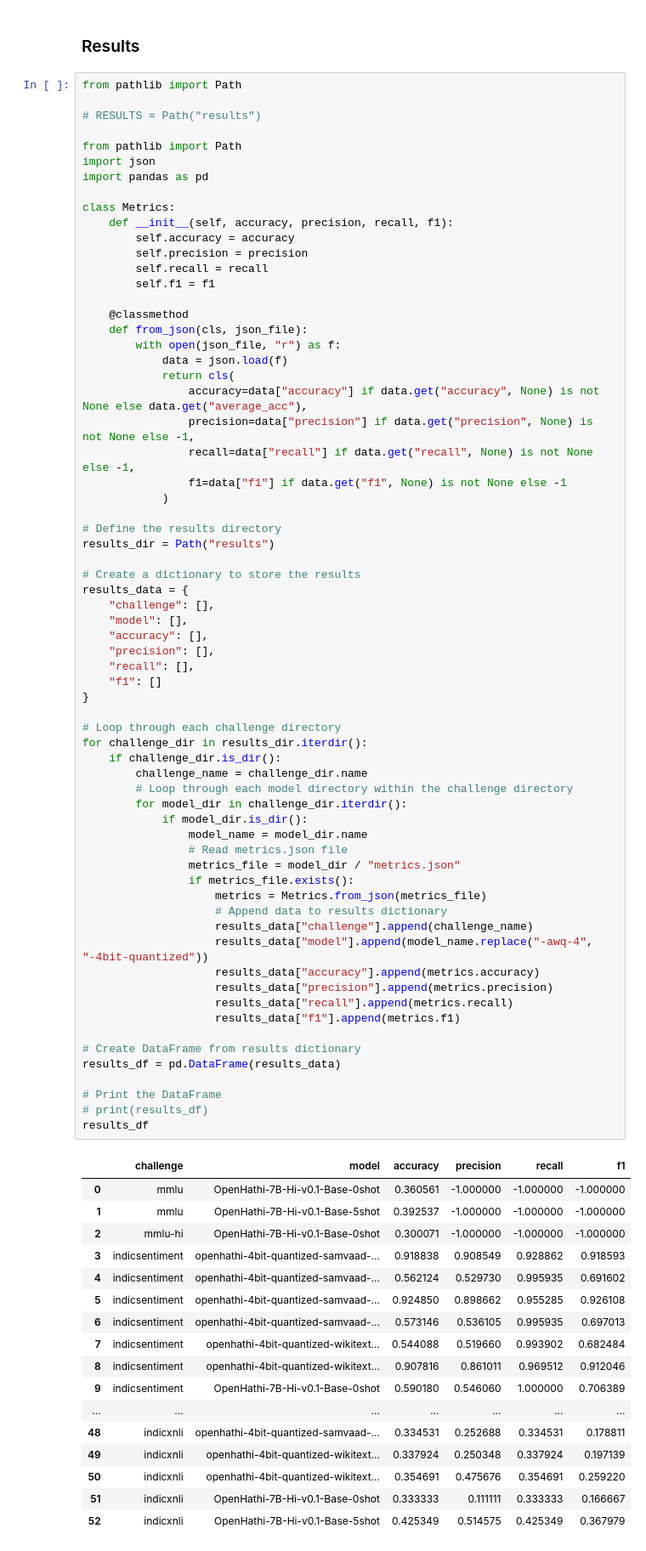
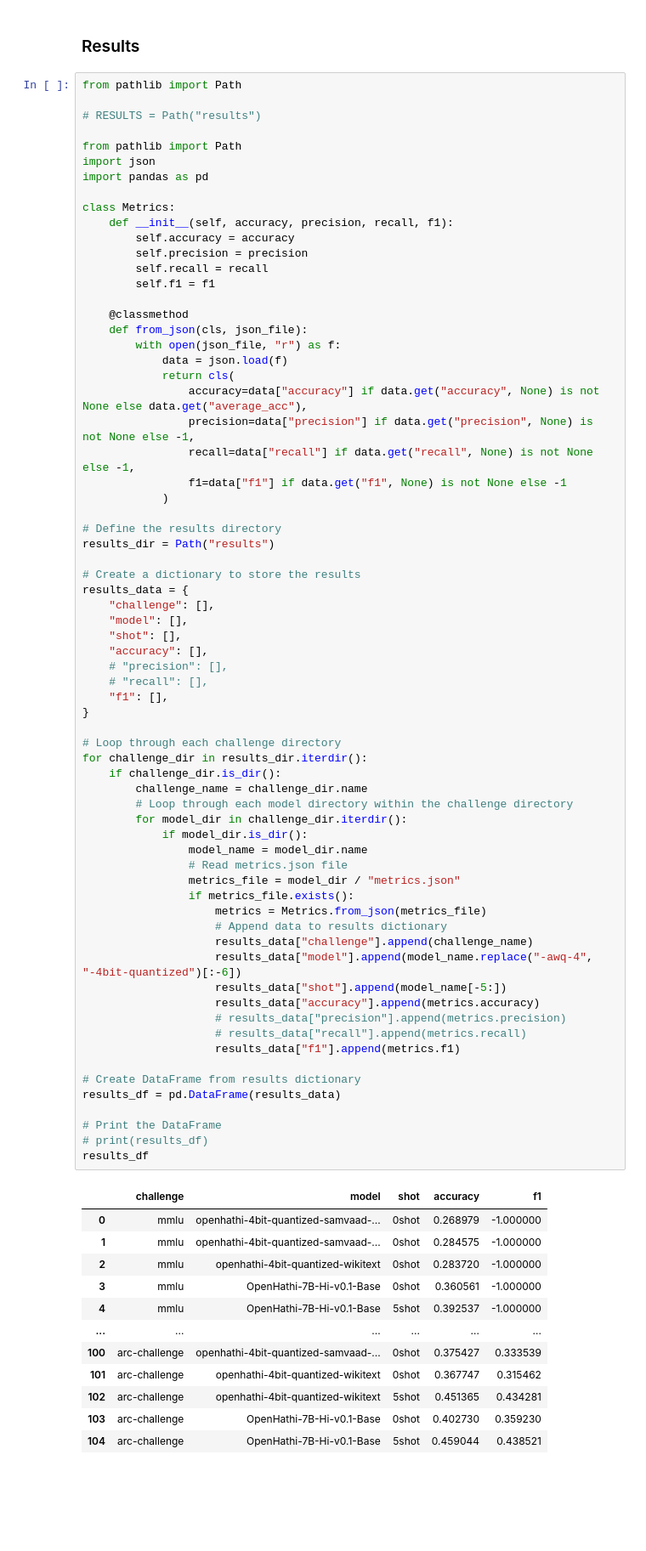
Before and after one commit to shwu-nyunai/prayog, a Jupyter notebook: experiments.ipynb, the cells around one changed output. Shown at 85% size. Cells and saved outputs as stored; diff of their text form; blank space fills up the shorter version.

```diff
--- a/experiments.ipynb
+++ b/experiments.ipynb
@@ -210,53 +210,50 @@ results_dir = Path("results")
 results_data = {
     "challenge": [],
     "model": [],
+    "shot": [],
     "accuracy": [],
-    "precision": [],
-    "recall": [],
-    "f1": []
+    # "precision": [],
+    # "recall": [],
+    "f1": [],
 }
 
 # Loop through each challenge directory
 for challenge_dir in results_dir.iterdir():
     if challenge_dir.is_dir():
         challenge_name = challenge_dir.name
         # Loop through each model directory within the challenge directory
         for model_dir in challenge_dir.iterdir():
             if model_dir.is_dir():
                 model_name = model_dir.name
                 # Read metrics.json file
                 metrics_file = model_dir / "metrics.json"
                 if metrics_file.exists():
                     metrics = Metrics.from_json(metrics_file)
                     # Append data to results dictionary
                     results_data["challenge"].append(challenge_name)
-                    results_data["model"].append(model_name.replace("-awq-4", "-4bit-quantized"))
+                    results_data["model"].append(model_name.replace("-awq-4", "-4bit-quantized")[:-6])
+                    results_data["shot"].append(model_name[-5:])
                     results_data["accuracy"].append(metrics.accuracy)
-                    results_data["precision"].append(metrics.precision)
-                    results_data["recall"].append(metrics.recall)
+                    # results_data["precision"].append(metrics.precision)
+                    # results_data["recall"].append(metrics.recall)
                     results_data["f1"].append(metrics.f1)
 
 # Create DataFrame from results dictionary
 results_df = pd.DataFrame(results_data)
 
 # Print the DataFrame
 # print(results_df)
 results_df
 # %% [output]
-|  | challenge | model | accuracy | precision | recall | f1 |
-| 0 | mmlu | OpenHathi-7B-Hi-v0.1-Base-0shot | 0.360561 | -1.000000 | -1.000000 | -1.000000 |
-| 1 | mmlu | OpenHathi-7B-Hi-v0.1-Base-5shot | 0.392537 | -1.000000 | -1.000000 | -1.000000 |
-| 2 | mmlu-hi | OpenHathi-7B-Hi-v0.1-Base-0shot | 0.300071 | -1.000000 | -1.000000 | -1.000000 |
-| 3 | indicsentiment | openhathi-4bit-quantized-samvaad-... | 0.918838 | 0.908549 | 0.928862 | 0.918593 |
-| 4 | indicsentiment | openhathi-4bit-quantized-samvaad-... | 0.562124 | 0.529730 | 0.995935 | 0.691602 |
-| 5 | indicsentiment | openhathi-4bit-quantized-samvaad-... | 0.924850 | 0.898662 | 0.955285 | 0.926108 |
-| 6 | indicsentiment | openhathi-4bit-quantized-samvaad-... | 0.573146 | 0.536105 | 0.995935 | 0.697013 |
-| 7 | indicsentiment | openhathi-4bit-quantized-wikitext... | 0.544088 | 0.519660 | 0.993902 | 0.682484 |
-| 8 | indicsentiment | openhathi-4bit-quantized-wikitext... | 0.907816 | 0.861011 | 0.969512 | 0.912046 |
-| 9 | indicsentiment | OpenHathi-7B-Hi-v0.1-Base-0shot | 0.590180 | 0.546060 | 1.000000 | 0.706389 |
-| ... | ... | ... | ... | ... | ... | ... |
-| 48 | indicxnli | openhathi-4bit-quantized-samvaad-... | 0.334531 | 0.252688 | 0.334531 | 0.178811 |
-| 49 | indicxnli | openhathi-4bit-quantized-wikitext... | 0.337924 | 0.250348 | 0.337924 | 0.197139 |
-| 50 | indicxnli | openhathi-4bit-quantized-wikitext... | 0.354691 | 0.475676 | 0.354691 | 0.259220 |
-| 51 | indicxnli | OpenHathi-7B-Hi-v0.1-Base-0shot | 0.333333 | 0.111111 | 0.333333 | 0.166667 |
-| 52 | indicxnli | OpenHathi-7B-Hi-v0.1-Base-5shot | 0.425349 | 0.514575 | 0.425349 | 0.367979 |
+|  | challenge | model | shot | accuracy | f1 |
+| 0 | mmlu | openhathi-4bit-quantized-samvaad-... | 0shot | 0.268979 | -1.000000 |
+| 1 | mmlu | openhathi-4bit-quantized-samvaad-... | 0shot | 0.284575 | -1.000000 |
+| 2 | mmlu | openhathi-4bit-quantized-wikitext | 0shot | 0.283720 | -1.000000 |
+| 3 | mmlu | OpenHathi-7B-Hi-v0.1-Base | 0shot | 0.360561 | -1.000000 |
+| 4 | mmlu | OpenHathi-7B-Hi-v0.1-Base | 5shot | 0.392537 | -1.000000 |
+| ... | ... | ... | ... | ... | ... |
+| 100 | arc-challenge | openhathi-4bit-quantized-samvaad-... | 0shot | 0.375427 | 0.333539 |
+| 101 | arc-challenge | openhathi-4bit-quantized-wikitext | 0shot | 0.367747 | 0.315462 |
+| 102 | arc-challenge | openhathi-4bit-quantized-wikitext | 5shot | 0.451365 | 0.434281 |
+| 103 | arc-challenge | OpenHathi-7B-Hi-v0.1-Base | 0shot | 0.402730 | 0.359230 |
+| 104 | arc-challenge | OpenHathi-7B-Hi-v0.1-Base | 5shot | 0.459044 | 0.438521 |
```
Also changed, not shown: parts of 2 cells of this notebook.
